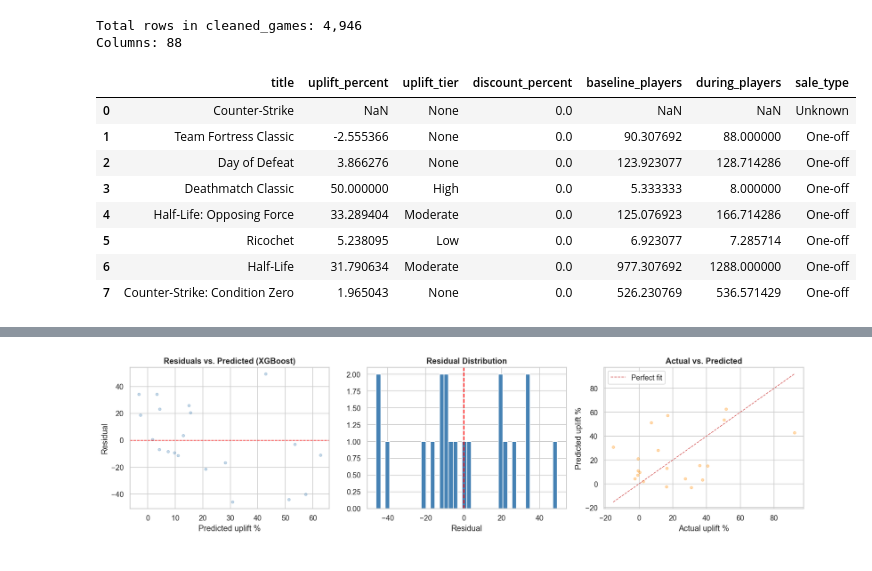
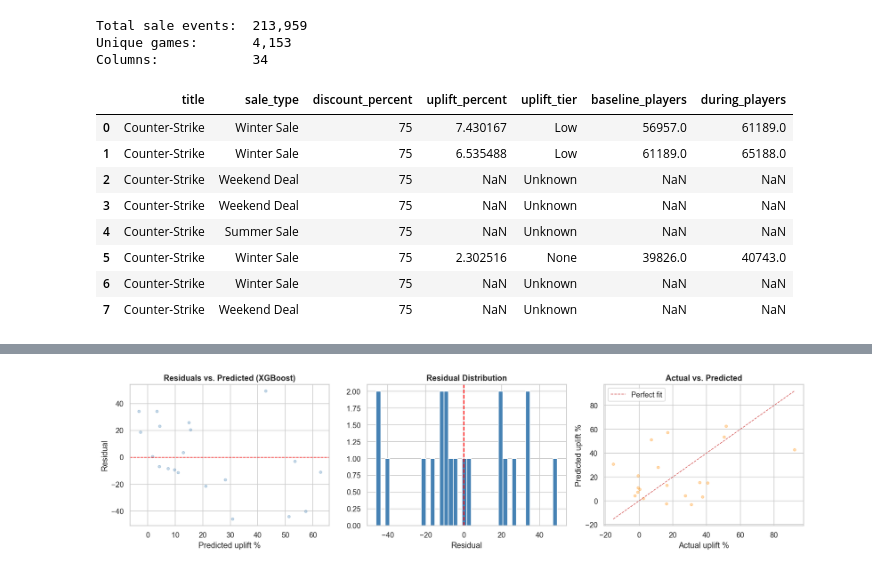
Before and after one commit to samsamotan/Y2T2-Final-Project, a Jupyter notebook: notebooks/05_ml_part2_sale_effectiveness.ipynb, the cells around one changed output, grey strips where cells are left out. Saved outputs shown, nothing was run; the diff lists cells and outputs as text; code cells hidden in the pictures.

```diff
--- a/notebooks/05_ml_part2_sale_effectiveness.ipynb
+++ b/notebooks/05_ml_part2_sale_effectiveness.ipynb
@@ -92,19 +78,34 @@ We only model games that **were on sale at some point** (`ever_discounted == 1`)
 # %%
-raw = pd.read_sql('SELECT * FROM cleaned_games', conn)
-print(f'Total rows in cleaned_games: {len(raw):,}')
-print(f'Columns: {len(raw.columns)}')
-raw[['title', 'uplift_percent', 'uplift_tier', 'discount_percent',
-     'baseline_players', 'during_players', 'sale_type']].head(8)
+# Read from the sale-event-level table built by 02_data_cleaning.
+# Each row = one (game, sale_event) pair. Joining the raw `games` table for
+# the few game-level columns that aren't merged into cleaned_sale_events.
+# (achievements_total is computed during cleaning but not saved into cleaned_games,
+#  so we pull it from the raw collection table.)
+raw = pd.read_sql('''
+    SELECT
+        e.*,
+        COALESCE(g.achievements_total, 0) AS achievements_total
+    FROM cleaned_sale_events e
+    LEFT JOIN games g ON g.appid = e.appid
+''', conn)
+print(f'Total sale events:  {len(raw):,}')
+print(f'Unique games:       {raw["appid"].nunique():,}')
+print(f'Columns:            {len(raw.columns)}')
+
+raw[['title', 'sale_type', 'discount_percent',
+     'uplift_percent', 'uplift_tier',
+     'baseline_players', 'during_players']].head(8)
 # %% [output]
-Total rows in cleaned_games: 4,946
-Columns: 88
+Total sale events:  213,959
+Unique games:       4,153
+Columns:            34
-|  | title | uplift_percent | uplift_tier | discount_percent | baseline_players | during_players | sale_type |
-| 0 | Counter-Strike | NaN | None | 0.0 | NaN | NaN | Unknown |
-| 1 | Team Fortress Classic | -2.555366 | None | 0.0 | 90.307692 | 88.000000 | One-off |
-| 2 | Day of Defeat | 3.866276 | None | 0.0 | 123.923077 | 128.714286 | One-off |
-| 3 | Deathmatch Classic | 50.000000 | High | 0.0 | 5.333333 | 8.000000 | One-off |
-| 4 | Half-Life: Opposing Force | 33.289404 | Moderate | 0.0 | 125.076923 | 166.714286 | One-off |
-| 5 | Ricochet | 5.238095 | Low | 0.0 | 6.923077 | 7.285714 | One-off |
-| 6 | Half-Life | 31.790634 | Moderate | 0.0 | 977.307692 | 1288.000000 | One-off |
-| 7 | Counter-Strike: Condition Zero | 1.965043 | None | 0.0 | 526.230769 | 536.571429 | One-off |
+|  | title | sale_type | discount_percent | uplift_percent | uplift_tier | baseline_players | during_players |
+| 0 | Counter-Strike | Winter Sale | 75 | 7.430167 | Low | 56957.0 | 61189.0 |
+| 1 | Counter-Strike | Winter Sale | 75 | 6.535488 | Low | 61189.0 | 65188.0 |
+| 2 | Counter-Strike | Weekend Deal | 75 | NaN | Unknown | NaN | NaN |
+| 3 | Counter-Strike | Weekend Deal | 75 | NaN | Unknown | NaN | NaN |
+| 4 | Counter-Strike | Summer Sale | 75 | NaN | Unknown | NaN | NaN |
+| 5 | Counter-Strike | Winter Sale | 75 | 2.302516 | None | 39826.0 | 40743.0 |
+| 6 | Counter-Strike | Winter Sale | 75 | NaN | Unknown | NaN | NaN |
+| 7 | Counter-Strike | Weekend Deal | 75 | NaN | Unknown | NaN | NaN |
 # %%
```
Also changed, not shown: parts of 32 cells of this notebook, 20 other files.
